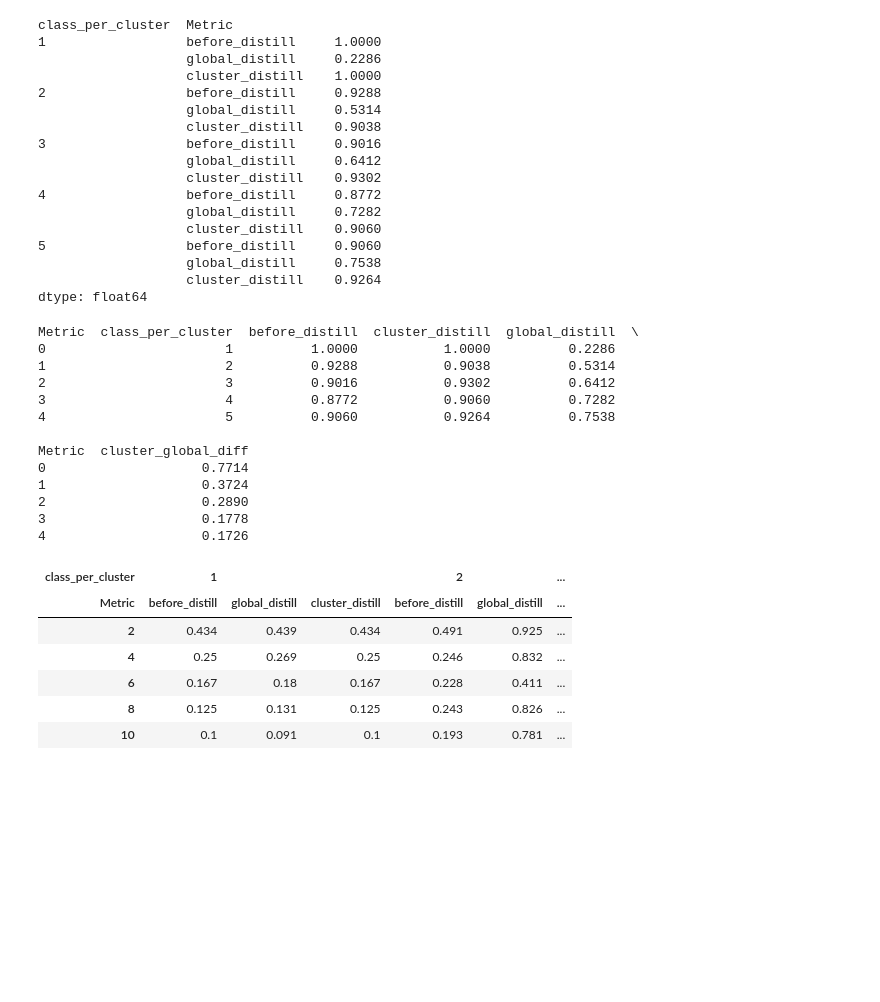
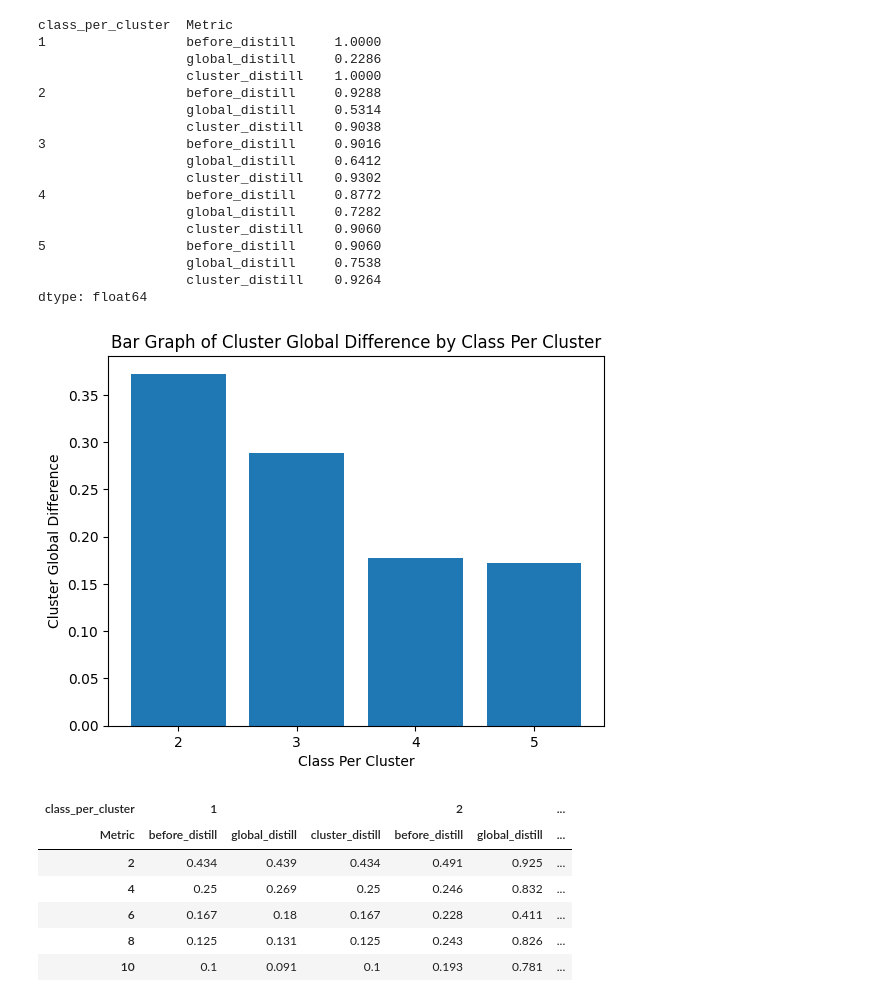
Before and after one commit to yangbaechu/FD-with-Label-Based-Group-Structure, a Jupyter notebook: FedCD.ipynb, the cells around one changed output. Drawn from its saved outputs; the diff is of its cells as text; code cells hidden in the pictures; blank space fills up the shorter version.

```diff
--- a/FedCD.ipynb
+++ b/FedCD.ipynb
@@ -109,7 +109,7 @@ def visualize_clusters(label_predicted, real_cluster_distribution):
     label_predicted_pca = pca.fit_transform(label_predicted)
 
     # Define colors for the clusters
-    colors = ['blue', 'red', 'green', 'purple', 'orange', 'yellow', 'black']
+    colors = ['#1f77b4', '#ff7f0e', '#2ca02c', '#d62728', '#9467bd', '#8c564b', '#e377c2', '#7f7f7f', '#bcbd22', '#17becf']
 
     # Calculate the number of samples in each real cluster
     n_samples = len(label_predicted)
@@ -408,7 +408,10 @@ def distill_with_cluster_logit(server, clients, client_logits, global_logits, nu
     cluster_logits,  cluster_idcs, label_predicted = server.get_cluster_logits(client_logits, number_of_cluster)
     visualize_clusters(label_predicted, cluster_distribution)
     silhouette, ari = server.evaluate_clustering(label_predicted, cluster_distribution, cluster_idcs)
+
     print(f'silhouette: {silhouette}, ari: {ari}')
+
+    return silhouette, ari
 
     cluster_distill_loaders = []
 
@@ -680,32 +740,29 @@ dtype: float64
 # %%
 df_mean = df_client_accs.mean()
 df_mean = df_mean.reset_index()
 df_mean.columns = ['class_per_cluster', 'Metric', 'Value']
 
 # Pivot the table so Metrics become columns
 df_pivot = df_mean.pivot(index='class_per_cluster', columns='Metric', values='Value')
 
 # Create a new feature
 df_pivot['cluster_global_diff'] = df_pivot['cluster_distill'] - df_pivot['global_distill']
 
 # Reset the index for the final DataFrame
 df_pivot.reset_index(inplace=True)
+df_pivot_filtered = df_pivot.iloc[1:]
 
-print(df_pivot)
+plt.bar(df_pivot_filtered['class_per_cluster'], df_pivot_filtered['cluster_global_diff'])
+plt.xlabel('Class Per Cluster')
+plt.ylabel('Cluster Global Difference')
+plt.title('Bar Graph of Cluster Global Difference by Class Per Cluster')
+xticks = np.arange(min(df_pivot_filtered['class_per_cluster']), max(df_pivot_filtered['class_per_cluster']) + 1)
+xticks = [tick for tick in xticks if tick >= 0]  # Remove negative numbers, if any
+plt.xticks(xticks)
+
+plt.show()
 # %% [output]
-Metric  class_per_cluster  before_distill  cluster_distill  global_distill  \
-0                       1          1.0000           1.0000          0.2286
-1                       2          0.9288           0.9038          0.5314
-2                       3          0.9016           0.9302          0.6412
-3                       4          0.8772           0.9060          0.7282
-4                       5          0.9060           0.9264          0.7538
-
-Metric  cluster_global_diff
-0                    0.7714
-1                    0.3724
-2                    0.2890
-3                    0.1778
-4                    0.1726
+[figure, added]
 # %%
 df_global_accs
 # %% [output]
```
Also changed, not shown: parts of 8 cells of this notebook.
